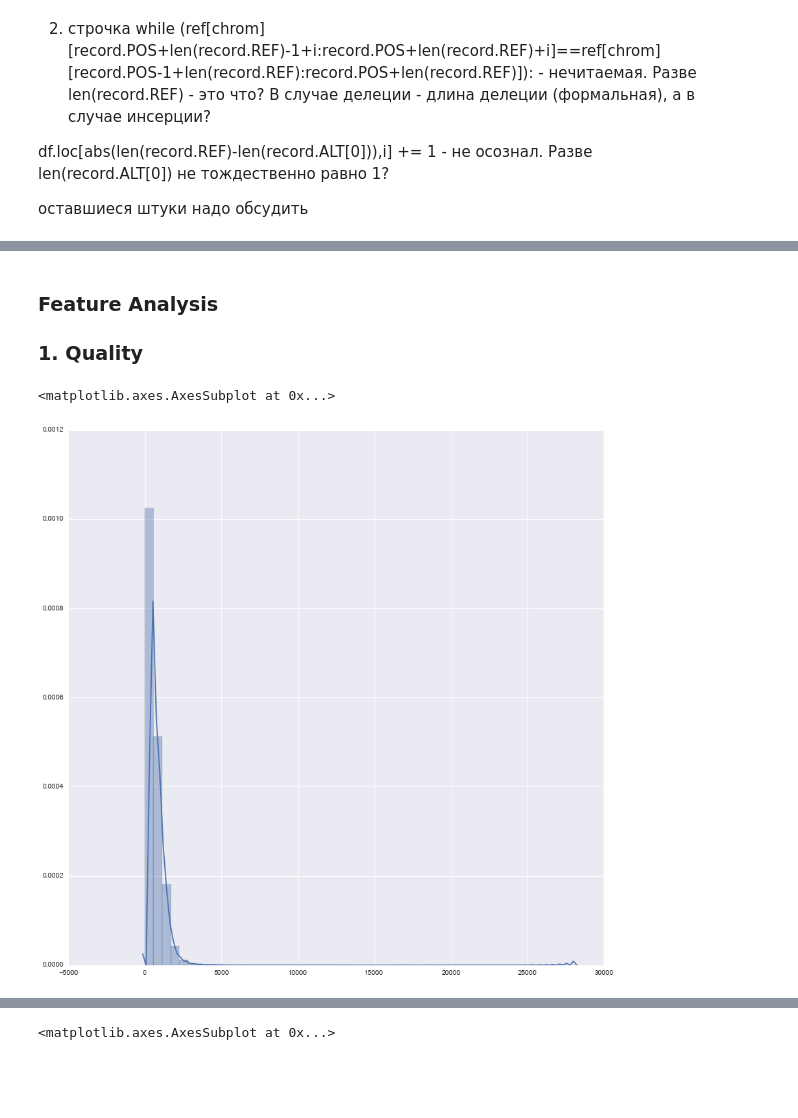
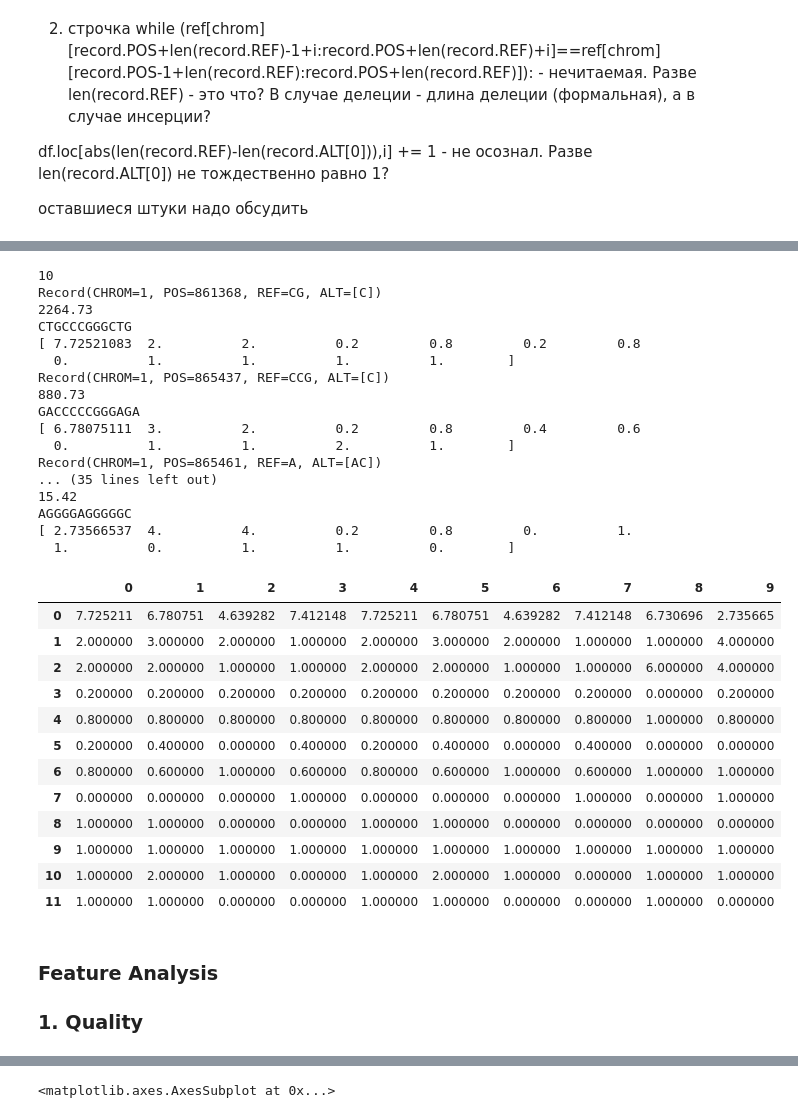
Before and after one commit to AlexanderGri/Graduate-work, a Jupyter notebook: Feature analysis.ipynb, the cells around one changed output, grey strips where cells are left out. Cells and saved outputs as stored; diff of their text form; code cells hidden in the pictures; blank space fills up the shorter version.

Commit message:
Add function feature_matrix

```diff
--- a/Feature analysis.ipynb
+++ b/Feature analysis.ipynb
@@ -268,3 +379,36 @@ df.loc[abs(len(record.REF)-len(record.ALT[0])),i] += 1 - не осознал. Р
+# %%
+feature_matrix(reference,'/home/alexgri/indels/short.vcf','/home/alexgri/indels/short2.vcf')
+# %% [output]
+10
+Record(CHROM=1, POS=861368, REF=CG, ALT=[C])
+2264.73
+CTGCCCGGGCTG
+[ 7.72521083  2.          2.          0.2         0.8         0.2         0.8
+  0.          1.          1.          1.          1.        ]
+Record(CHROM=1, POS=865437, REF=CCG, ALT=[C])
+880.73
+GACCCCCGGGAGA
+[ 6.78075111  3.          2.          0.2         0.8         0.4         0.6
+  0.          1.          1.          2.          1.        ]
+Record(CHROM=1, POS=865461, REF=A, ALT=[AC])
+... (35 lines left out)
+15.42
+AGGGGAGGGGGC
+[ 2.73566537  4.          4.          0.2         0.8         0.          1.
+  1.          0.          1.          1.          0.        ]
+|  | 0 | 1 | 2 | 3 | 4 | 5 | 6 | 7 | 8 | 9 |
+| 0 | 7.725211 | 6.780751 | 4.639282 | 7.412148 | 7.725211 | 6.780751 | 4.639282 | 7.412148 | 6.730696 | 2.735665 |
+| 1 | 2.000000 | 3.000000 | 2.000000 | 1.000000 | 2.000000 | 3.000000 | 2.000000 | 1.000000 | 1.000000 | 4.000000 |
+| 2 | 2.000000 | 2.000000 | 1.000000 | 1.000000 | 2.000000 | 2.000000 | 1.000000 | 1.000000 | 6.000000 | 4.000000 |
+| 3 | 0.200000 | 0.200000 | 0.200000 | 0.200000 | 0.200000 | 0.200000 | 0.200000 | 0.200000 | 0.000000 | 0.200000 |
+| 4 | 0.800000 | 0.800000 | 0.800000 | 0.800000 | 0.800000 | 0.800000 | 0.800000 | 0.800000 | 1.000000 | 0.800000 |
+| 5 | 0.200000 | 0.400000 | 0.000000 | 0.400000 | 0.200000 | 0.400000 | 0.000000 | 0.400000 | 0.000000 | 0.000000 |
+| 6 | 0.800000 | 0.600000 | 1.000000 | 0.600000 | 0.800000 | 0.600000 | 1.000000 | 0.600000 | 1.000000 | 1.000000 |
+| 7 | 0.000000 | 0.000000 | 0.000000 | 1.000000 | 0.000000 | 0.000000 | 0.000000 | 1.000000 | 0.000000 | 1.000000 |
+| 8 | 1.000000 | 1.000000 | 0.000000 | 0.000000 | 1.000000 | 1.000000 | 0.000000 | 0.000000 | 0.000000 | 0.000000 |
+| 9 | 1.000000 | 1.000000 | 1.000000 | 1.000000 | 1.000000 | 1.000000 | 1.000000 | 1.000000 | 1.000000 | 1.000000 |
+| 10 | 1.000000 | 2.000000 | 1.000000 | 0.000000 | 1.000000 | 2.000000 | 1.000000 | 0.000000 | 1.000000 | 1.000000 |
+| 11 | 1.000000 | 1.000000 | 0.000000 | 0.000000 | 1.000000 | 1.000000 | 0.000000 | 0.000000 | 1.000000 | 0.000000 |
 # %% [markdown]
 ### Feature Analysis
 ### 1. Quality
@@ -272,11 +416,3 @@ df.loc[abs(len(record.REF)-len(record.ALT[0])),i] += 1 - не осознал. Р
 quals = qual(our_vcf)
 quals_tp = qual(tp_vcf)
 quals_fp = qual(fp_vcf)
-# %%
-%matplotlib inline
-plt.figure(figsize=(14,14))
-sns.set(color_codes=True)
-sns.distplot(quals)
-# %% [output]
-<matplotlib.axes.AxesSubplot at 0x...>
-[figure, removed]
```
Also changed, not shown: parts of 4 cells of this notebook.
